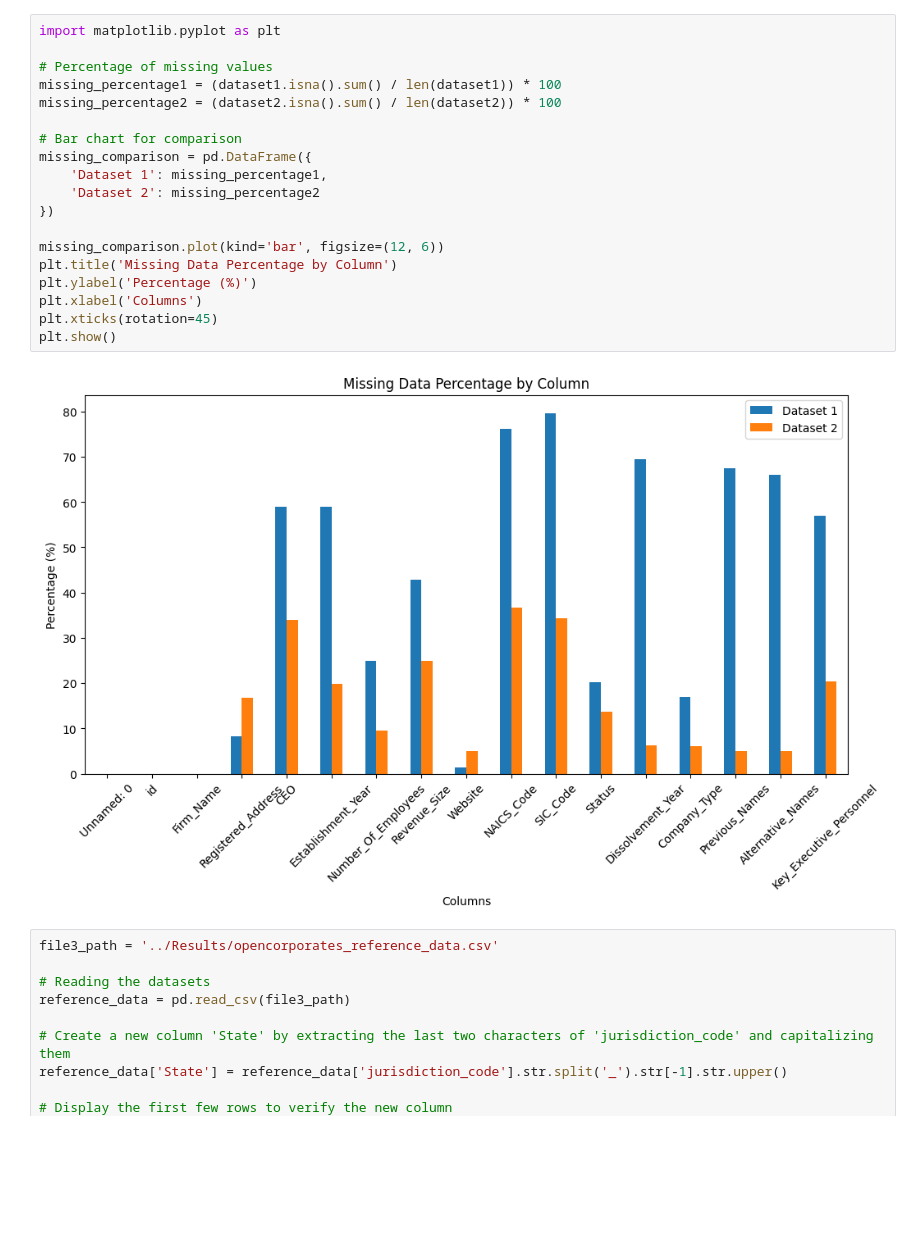
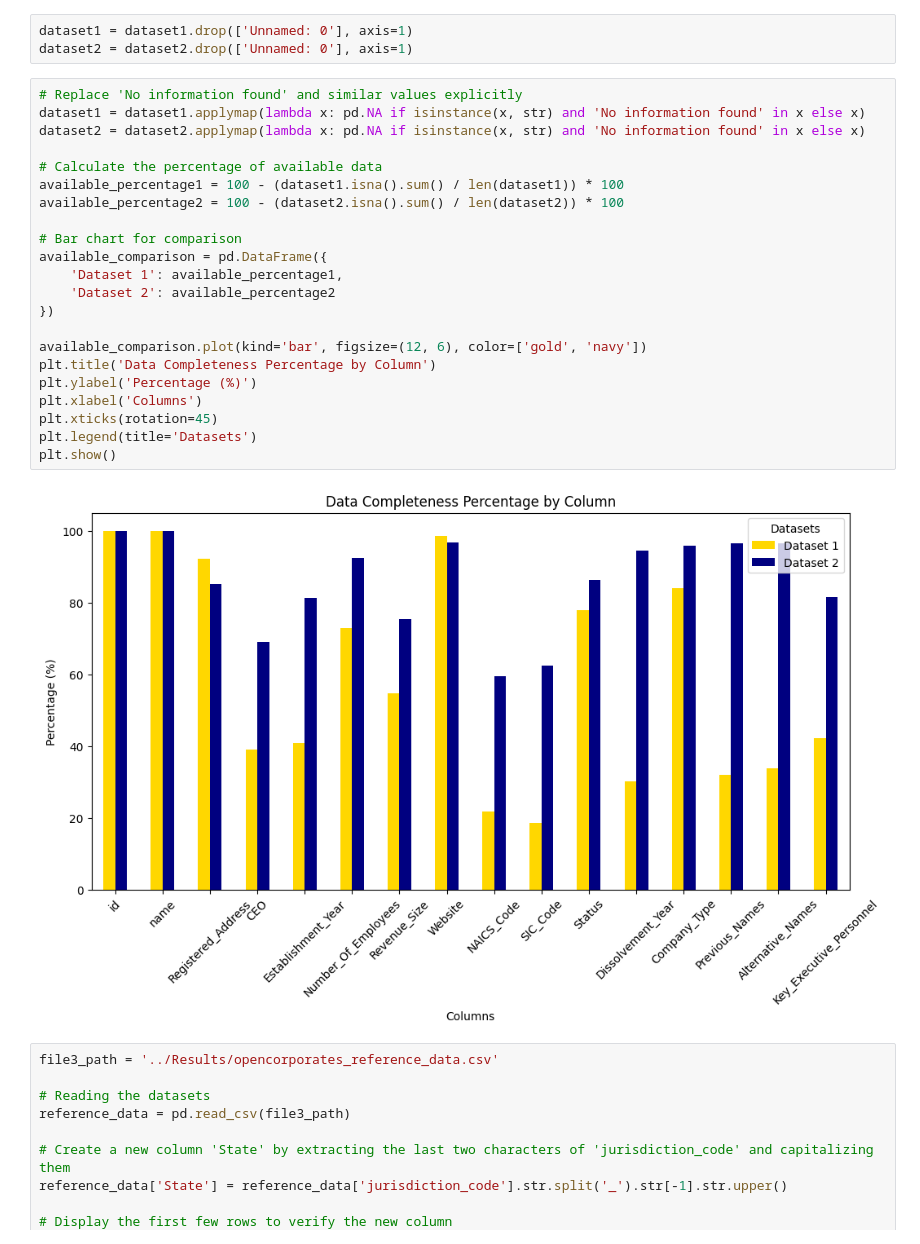
Before and after one commit to feyzijan/EquifaxPracticum, a Jupyter notebook: Evaluation/evaluation.ipynb, the cells around one changed output. Cells and saved outputs as stored; diff of their text form; blank space fills up the shorter version.

```diff
--- a/Evaluation/evaluation.ipynb
+++ b/Evaluation/evaluation.ipynb
@@ -71,25 +71,31 @@ Key_Executive_Personnel    412
 dtype: int64
+# %%
+dataset1 = dataset1.drop(['Unnamed: 0'], axis=1)
+dataset2 = dataset2.drop(['Unnamed: 0'], axis=1)
 # %%
-import matplotlib.pyplot as plt
+# Replace 'No information found' and similar values explicitly
+dataset1 = dataset1.applymap(lambda x: pd.NA if isinstance(x, str) and 'No information found' in x else x)
+dataset2 = dataset2.applymap(lambda x: pd.NA if isinstance(x, str) and 'No information found' in x else x)
 
-# Percentage of missing values
-missing_percentage1 = (dataset1.isna().sum() / len(dataset1)) * 100
-missing_percentage2 = (dataset2.isna().sum() / len(dataset2)) * 100
+# Calculate the percentage of available data
+available_percentage1 = 100 - (dataset1.isna().sum() / len(dataset1)) * 100
+available_percentage2 = 100 - (dataset2.isna().sum() / len(dataset2)) * 100
 
 # Bar chart for comparison
-missing_comparison = pd.DataFrame({
-    'Dataset 1': missing_percentage1,
-    'Dataset 2': missing_percentage2
+available_comparison = pd.DataFrame({
+    'Dataset 1': available_percentage1,
+    'Dataset 2': available_percentage2
 })
 
-missing_comparison.plot(kind='bar', figsize=(12, 6))
-plt.title('Missing Data Percentage by Column')
+available_comparison.plot(kind='bar', figsize=(12, 6), color=['gold', 'navy'])
+plt.title('Data Completeness Percentage by Column')
 plt.ylabel('Percentage (%)')
 plt.xlabel('Columns')
 plt.xticks(rotation=45)
+plt.legend(title='Datasets')
 plt.show()
 # %% [output]
-[figure, old version]
+[figure, new version]
 # %%
 file3_path = '../Results/opencorporates_reference_data.csv'
 
```
Also changed, not shown: parts of 10 cells of this notebook.
